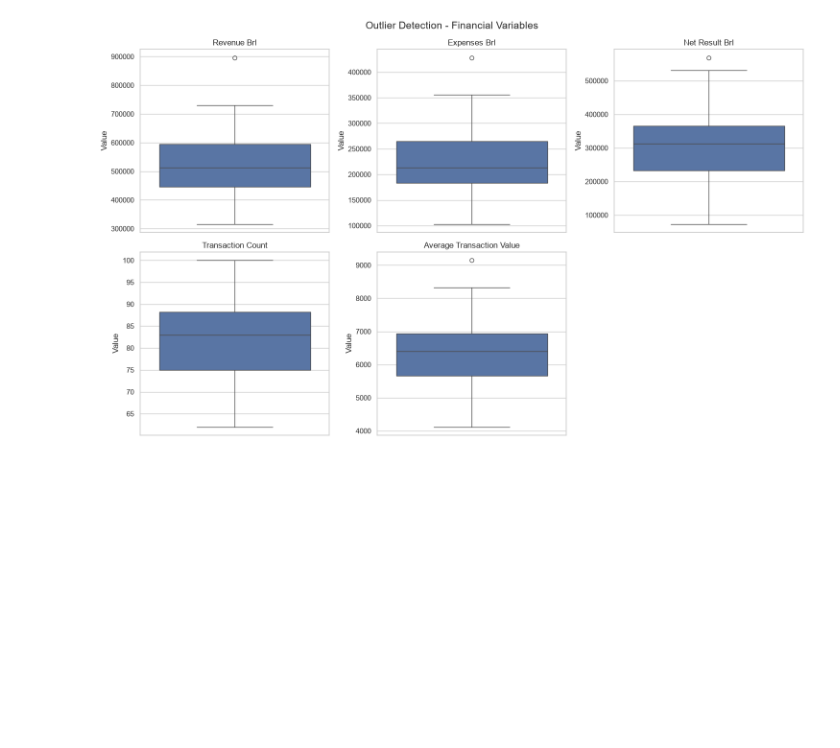
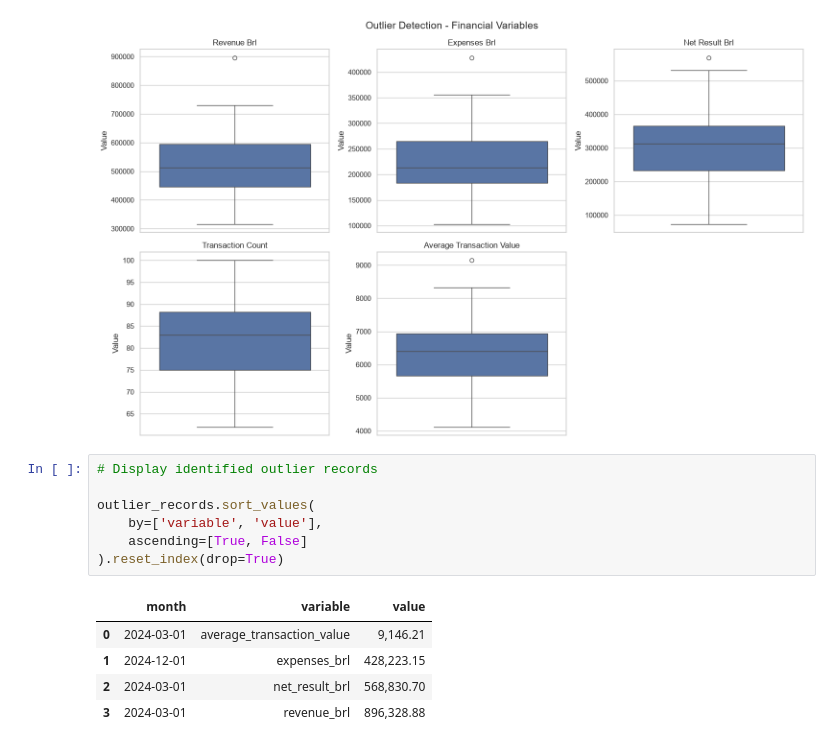
Before and after one commit to guilherme-santos-machado/portfolio-data-analytics, a Jupyter notebook: 03-exploratory-data-analysis-python/notebooks/02_exploratory_data_analysis.ipynb, the cells around one changed output. Saved outputs shown, nothing was run; the diff lists cells and outputs as text; blank space fills up the shorter version.

Commit message:
Outlier table created

```diff
--- a/03-exploratory-data-analysis-python/notebooks/02_exploratory_data_analysis.ipynb
+++ b/03-exploratory-data-analysis-python/notebooks/02_exploratory_data_analysis.ipynb
@@ -910,3 +910,16 @@ plt.tight_layout()
 plt.show()
 # %% [output]
 [figure]
+# %%
+# Display identified outlier records
+
+outlier_records.sort_values(
+    by=['variable', 'value'],
+    ascending=[True, False]
+).reset_index(drop=True)
+# %% [output]
+|  | month | variable | value |
+| 0 | 2024-03-01 | average_transaction_value | 9,146.21 |
+| 1 | 2024-12-01 | expenses_brl | 428,223.15 |
+| 2 | 2024-03-01 | net_result_brl | 568,830.70 |
+| 3 | 2024-03-01 | revenue_brl | 896,328.88 |
```
